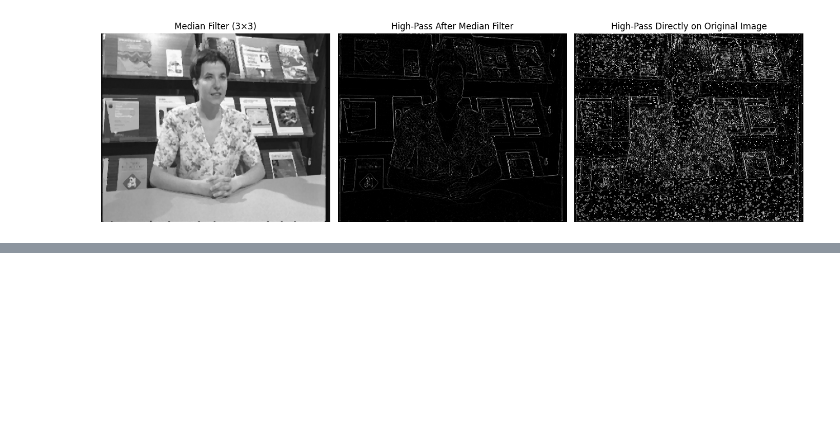
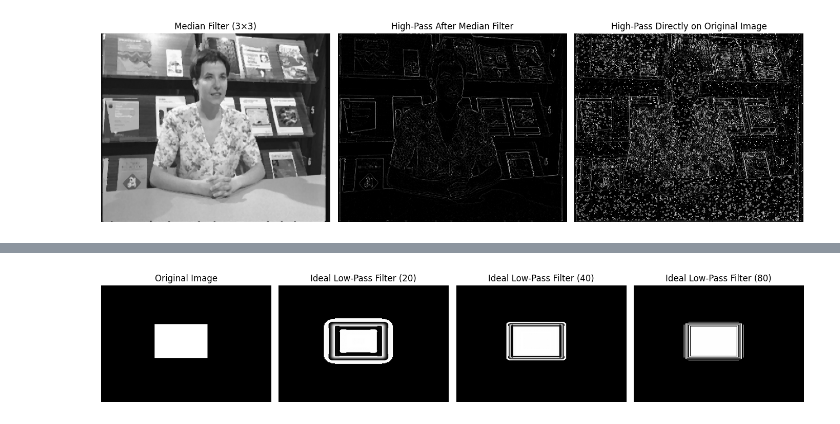
Before and after one commit to JhoaoAle/PDI, a Jupyter notebook: Report_2.ipynb, the cells around one changed output, grey strips where cells are left out. Cells and saved outputs as stored; diff of their text form; code cells hidden in the pictures; blank space fills up the shorter version.

```diff
--- a/Report_2.ipynb
+++ b/Report_2.ipynb
@@ -496,0 +826,35 @@ dft2_separable("images/liraImpulsivo.pgm")
+# %%
+# Ejemplo de uso directo
+imagen = np.array(Image.open('images/RectOne.pgm'))
+
+# Aplicar filtro Butterworth con diferentes frecuencias
+filtrada_20 = filtro_butterworth_rapido(imagen, 20, 2)
+filtrada_40 = filtro_butterworth_rapido(imagen, 40, 3)
+filtrada_80 = filtro_butterworth_rapido(imagen, 80, 4)
+
+plt.figure(figsize=(14, 5))
+plt.subplot(1, 4, 1)
+plt.imshow(imagen, cmap="gray")
+plt.title("Original Image")
+plt.axis("off")
+
+plt.subplot(1, 4, 2)
+plt.imshow(filtrada_20, cmap="gray")
+plt.title("Ideal Low-Pass Filter (20)")
+plt.axis("off")
+
+plt.subplot(1, 4, 3)
+plt.imshow(filtrada_40, cmap="gray")
+plt.title("Ideal Low-Pass Filter (40)")
+plt.axis("off")
+
+plt.subplot(1, 4, 4)
+plt.imshow(filtrada_80, cmap="gray")
+plt.title("Ideal Low-Pass Filter (80)")
+plt.axis("off")
+
+
+plt.tight_layout()
+plt.show()
+# %% [output]
+[figure, added]
```
Also changed, not shown: parts of 5 cells of this notebook, 2 other files.
